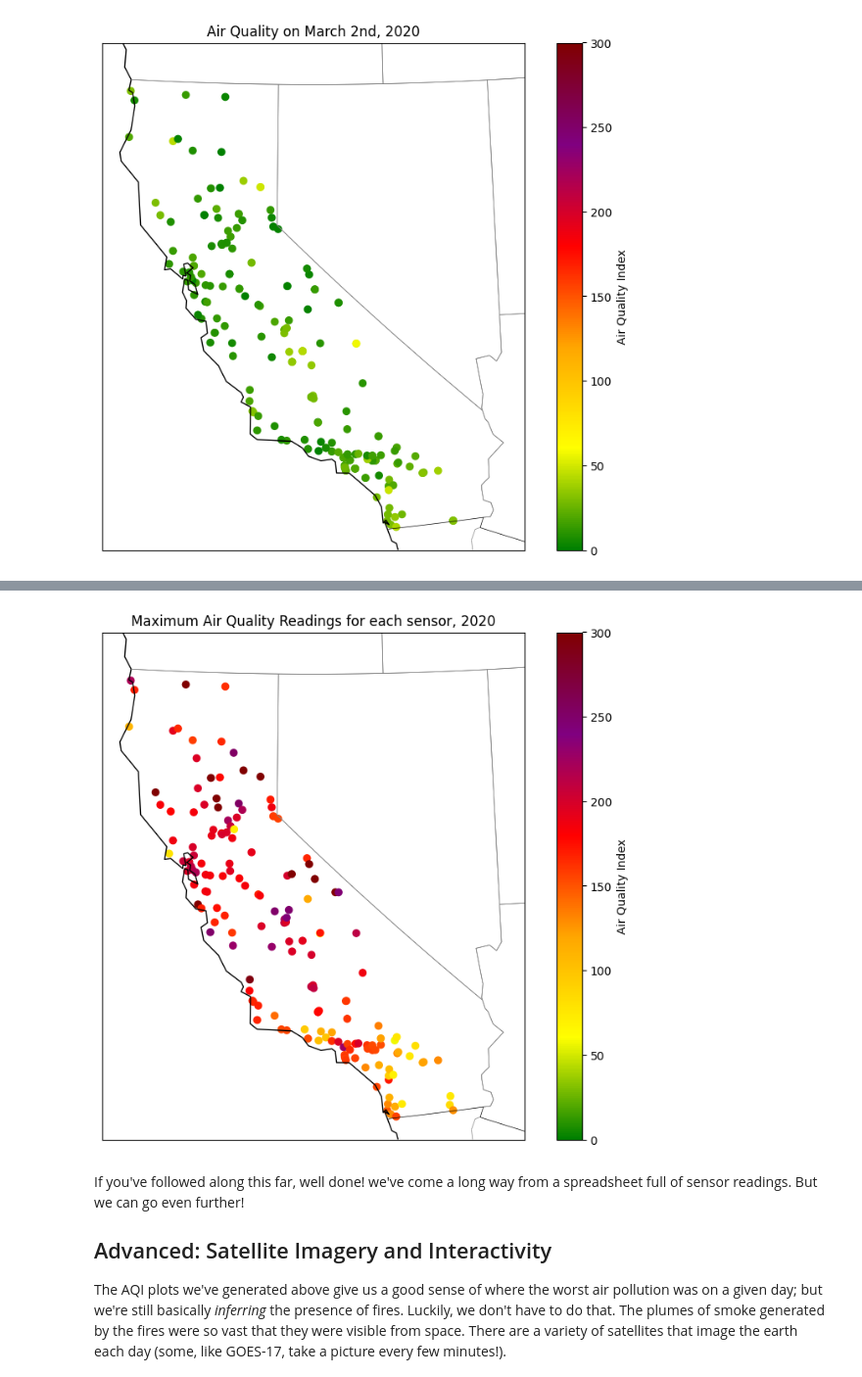
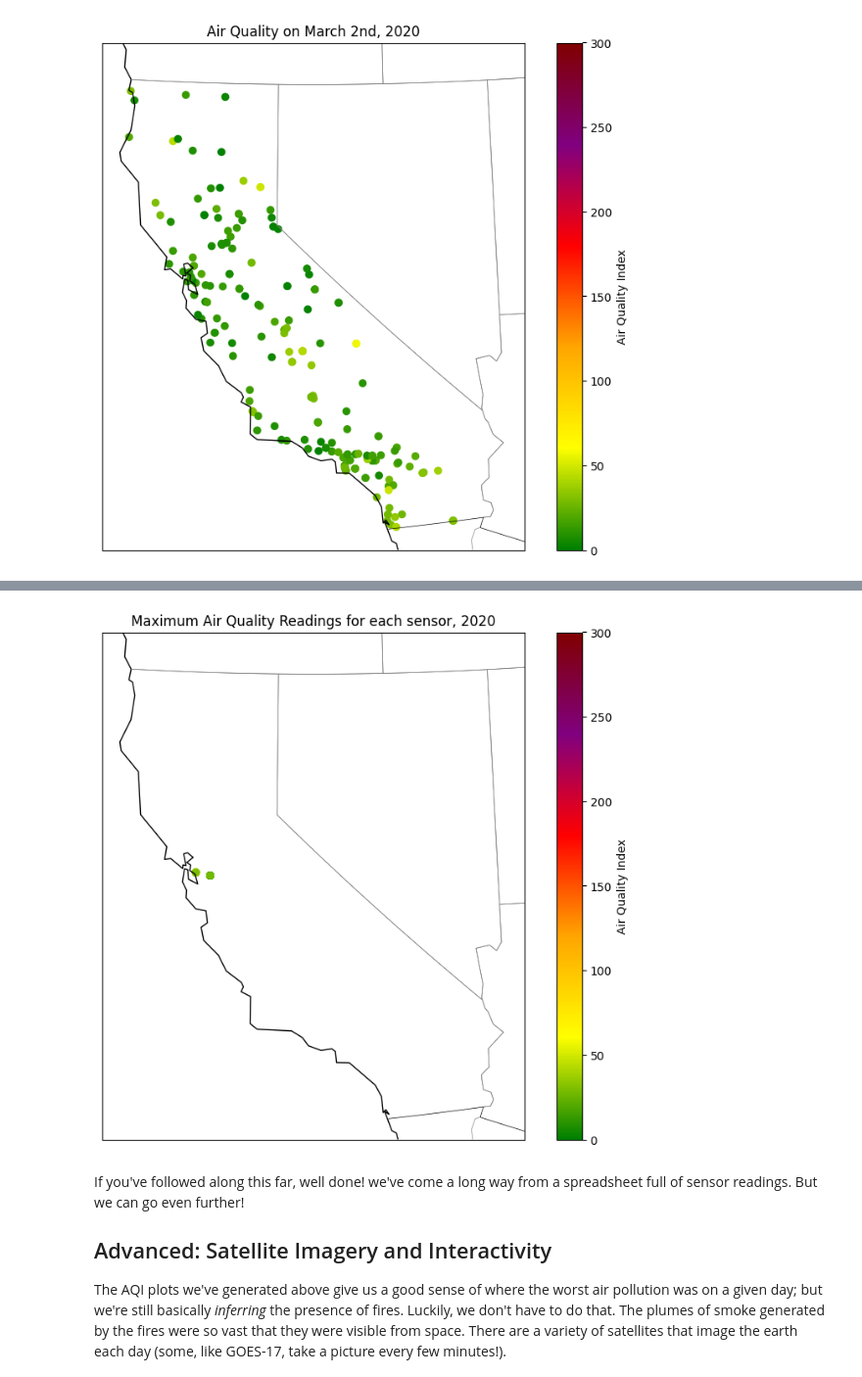
Before and after one commit to sofiya-sh/QM2, a Jupyter notebook: notebooks/W03. Spatial Data.ipynb, the cells around one changed output, grey strips where cells are left out. Shown at 98% size. Cells and saved outputs as stored; diff of their text form; code cells hidden in the pictures.

```diff
--- a/notebooks/W03. Spatial Data.ipynb
+++ b/notebooks/W03. Spatial Data.ipynb
@@ -448,41 +496,40 @@ plt.colorbar(label='Air Quality Index');
 # %%
-max_values = df.groupby(['longitude','latitude'])['AQI'].idxmax()
+max_values = df.groupby(['longitude','latitude'])['AQI'].max()
 max_rows = df.loc[max_values]
-
 
 map = Basemap(projection='lcc', resolution='l',
             lat_0=37.5, lon_0=-119,
             width=1E6, height=1.2E6)
 
 map.drawcoastlines(color='black')
 map.drawcountries(color='black')
 map.drawstates(color='gray')
 
 map.scatter(
       max_rows['longitude'],
       max_rows['latitude'],
       latlon=True,
       c=max_rows['AQI'],
       cmap=aqi_colors,
       vmin=0,
       vmax=300)
 
 
 plt.title('Maximum Air Quality Readings for each sensor, 2020')
 plt.colorbar(label='Air Quality Index');
 
 
 
 
 #max_values = df.groupby(['longitude','latitude'])['AQI'].max()
 #max_values['longitude','latitude']
 
 #max_exercise = df[df['Site ID']==max_values]
 
 # filter the original dataframe using this date
 #one_day=df[df['Date']==date]
 # %% [output]
-[figure, old version]
+[figure, new version]
 # %% [markdown]
 If you've followed along this far, well done! we've come a long way from a spreadsheet full of sensor readings. But we can go even further!
 
```
Also changed, not shown: parts of 3 cells of this notebook.
